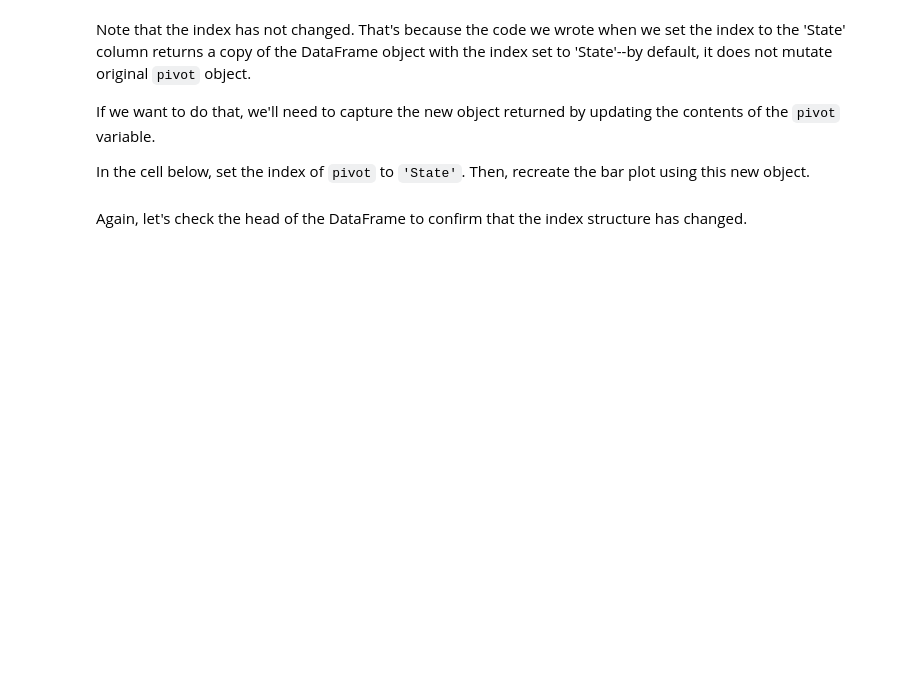
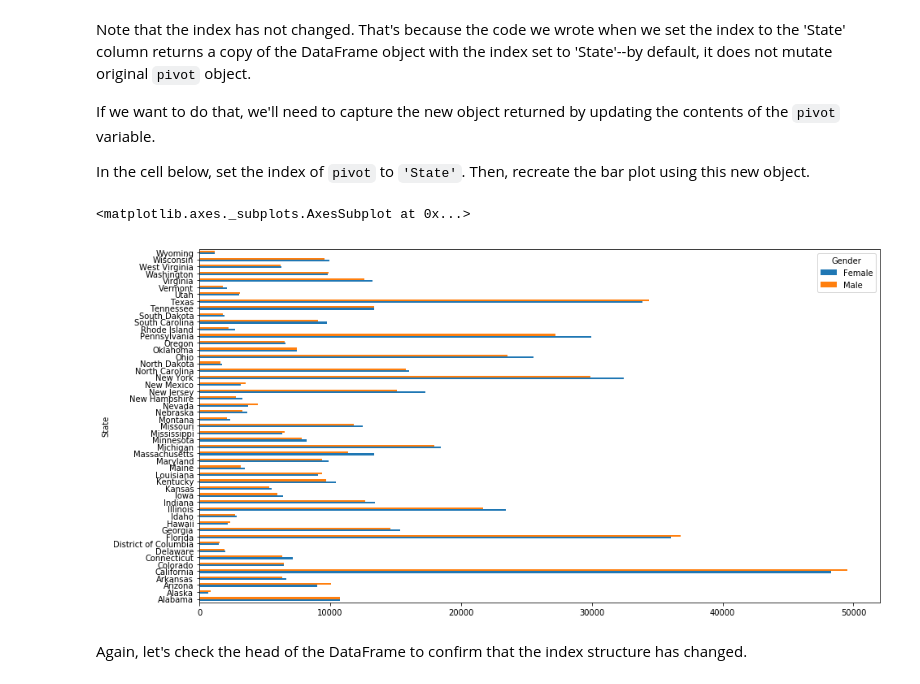
Before and after one commit to TaraRosen/Mod_3_Project, a Jupyter notebook: Module1Week2/dsc-pivot-tables-pandas-lab-nyc-ds-career-042219/index.ipynb, the cells around one changed output. Saved outputs shown, nothing was run; the diff lists cells and outputs as text; code cells hidden in the pictures; blank space fills up the shorter version.

```diff
--- a/Module1Week2/dsc-pivot-tables-pandas-lab-nyc-ds-career-042219/index.ipynb
+++ b/Module1Week2/dsc-pivot-tables-pandas-lab-nyc-ds-career-042219/index.ipynb
@@ -332,3 +469,4 @@ All the code in this cell should be done in a single line.  Just call the method
 #This is populated by the DataFrame's index.
 #When we used the .reset_index() method, we created a new numbered index to name each row.
 #Let's fix that by making state the index again.
+pivot.set_index('State')
@@ -346,6 +522,10 @@ If we want to do that, we'll need to capture the new object returned by updating
 In the cell below, set the index of `pivot` to `'State'`.  Then, recreate the bar plot using this new object.
 # %%
 #If we wanted to more permanently change the index we would set it first and then plot:
-pivot = None
+pivot = pivot.set_index('State')
+pivot.plot(kind='barh', figsize=(15,8))
+# %% [output]
+<matplotlib.axes._subplots.AxesSubplot at 0x...>
+[figure, added]
 # %% [markdown]
 Again, let's check the head of the DataFrame to confirm that the index structure has changed.
```
Also changed, not shown: parts of 25 cells of this notebook, 1 other file.
